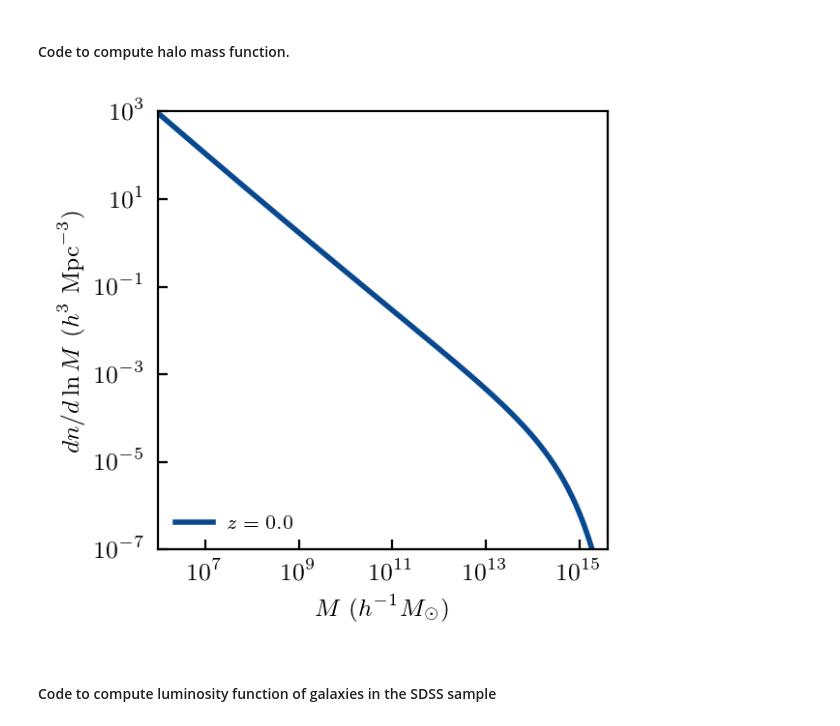
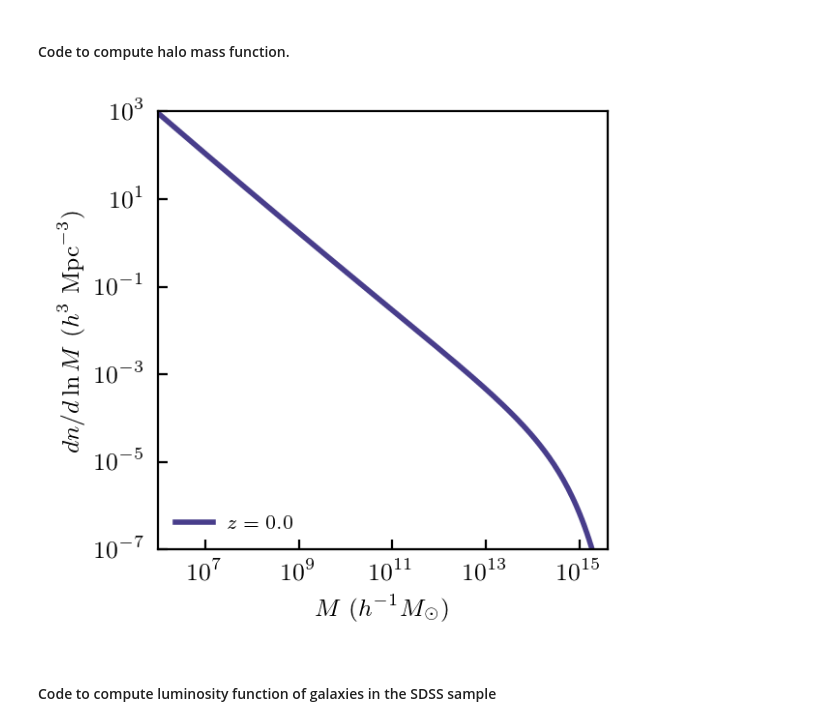
Before and after one commit to a-kravtsov/astrosoma19, a Jupyter notebook: ex02.ipynb, the cells around one changed output. Drawn from its saved outputs; the diff is of its cells as text; code cells hidden in the pictures.

Commit message:
fixed plotting of MF in ex02

```diff
--- a/ex02.ipynb
+++ b/ex02.ipynb
@@ -85,34 +85,34 @@ def hmf_smt01(mh, zm, cosmo):
 # %%
 from colossus.cosmology import cosmology
 from colossus.lss import peaks
 import matplotlib.cm as cm
 import matplotlib.colors as colors
 
 # define a vector of cosmological parameters:
 my_cosmo = {'flat': True, 'H0': 70.0, 'Om0': 0.3, 'Ob0': 0.045714, 'sigma8': 0.81, 'ns': 0.96}
 # set my_cosmo to be the current cosmology
 cosmo = cosmology.setCosmology('my_cosmo', my_cosmo)
 #cosmo.interpolation = False
 
 z = 0.0
 # grid of halo masses in /h Msun
 lmh = np.arange(6.,15.5,0.05)
 mh = np.power(10.,lmh)
 
 # compute mass function using Sheth et al. 2001 approximation
 nsmt = hmf_smt01(mh, z, cosmo)
 
 plot_pretty(dpi=200)
 fig = plt.figure(figsize = (3,3))
 plt.xlabel(r'$M\ (h^{-1} M_{\odot})$'); plt.ylabel(r'$dn/d\ln M\ (h^3\ \rm Mpc^{-3})$')
 plt.yscale('log'); plt.xscale('log')
 plt.xlim(1.e6, 4.e15); plt.ylim(1.e-7,1.e3)
 
-plt.plot(mh, nsmt,c=color[i], ls=lstyles[i], linewidth=2.0, label=r'$z=%.1f$'%z)
+plt.plot(mh, nsmt,c='darkslateblue', linewidth=2.0, label=r'$z=%.1f$'%z)
 plt.legend(frameon=False, loc='lower left', fontsize=7)
 plt.show()
 # %% [output]
-[figure, old version]
+[figure, new version]
 # %% [markdown]
 #### Code to compute luminosity function of galaxies in the SDSS sample
 # %%
```
